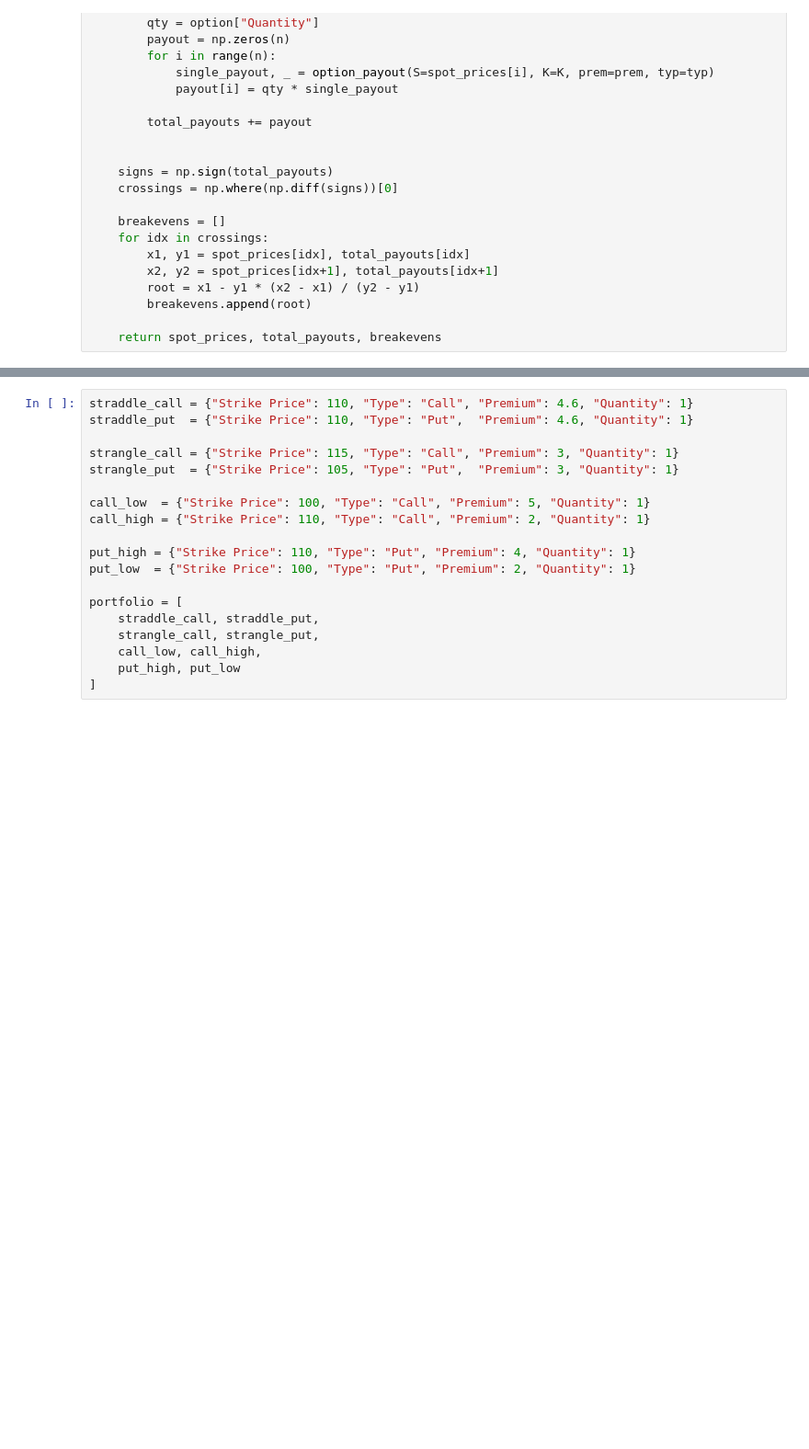
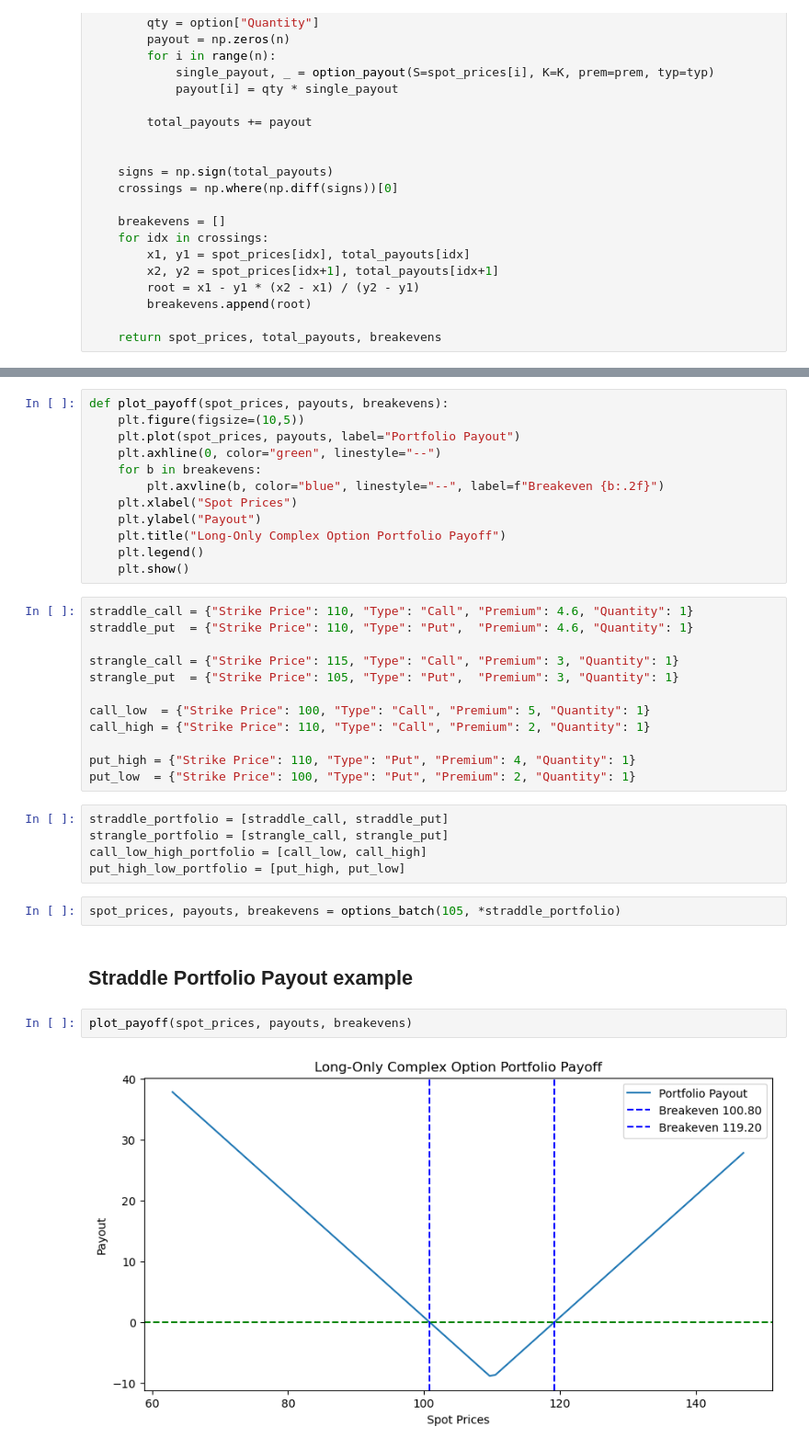
Before and after one commit to George-Dros/options-strategy-lab, a Jupyter notebook: PnL.ipynb, the cells around one changed output, grey strips where cells are left out. Shown at 92% size. Drawn from its saved outputs; the diff is of its cells as text; blank space fills up the shorter version.

Commit message:
Options_Strategies_Examples

```diff
--- a/PnL.ipynb
+++ b/PnL.ipynb
@@ -65,3 +51,15 @@ option_2 = {
+# %%
+def plot_payoff(spot_prices, payouts, breakevens):
+    plt.figure(figsize=(10,5))
+    plt.plot(spot_prices, payouts, label="Portfolio Payout")
+    plt.axhline(0, color="green", linestyle="--")
+    for b in breakevens:
+        plt.axvline(b, color="blue", linestyle="--", label=f"Breakeven {b:.2f}")
+    plt.xlabel("Spot Prices")
+    plt.ylabel("Payout")
+    plt.title("Long-Only Complex Option Portfolio Payoff")
+    plt.legend()
+    plt.show()
 # %%
 straddle_call = {"Strike Price": 110, "Type": "Call", "Premium": 4.6, "Quantity": 1}
 straddle_put  = {"Strike Price": 110, "Type": "Put",  "Premium": 4.6, "Quantity": 1}
@@ -74,10 +72,16 @@ call_high = {"Strike Price": 110, "Type": "Call", "Premium": 2, "Quantity": 1}
 
 put_high = {"Strike Price": 110, "Type": "Put", "Premium": 4, "Quantity": 1}
 put_low  = {"Strike Price": 100, "Type": "Put", "Premium": 2, "Quantity": 1}
-
-portfolio = [
-    straddle_call, straddle_put,
-    strangle_call, strangle_put,
-    call_low, call_high,
-    put_high, put_low
-]
+# %%
+straddle_portfolio = [straddle_call, straddle_put]
+strangle_portfolio = [strangle_call, strangle_put]
+call_low_high_portfolio = [call_low, call_high]
+put_high_low_portfolio = [put_high, put_low]
+# %%
+spot_prices, payouts, breakevens = options_batch(105, *straddle_portfolio)
+# %% [markdown]
+## Straddle Portfolio Payout example
+# %%
+plot_payoff(spot_prices, payouts, breakevens)
+# %% [output]
+[figure, added]
```
Also changed, not shown: parts of 14 cells of this notebook.
